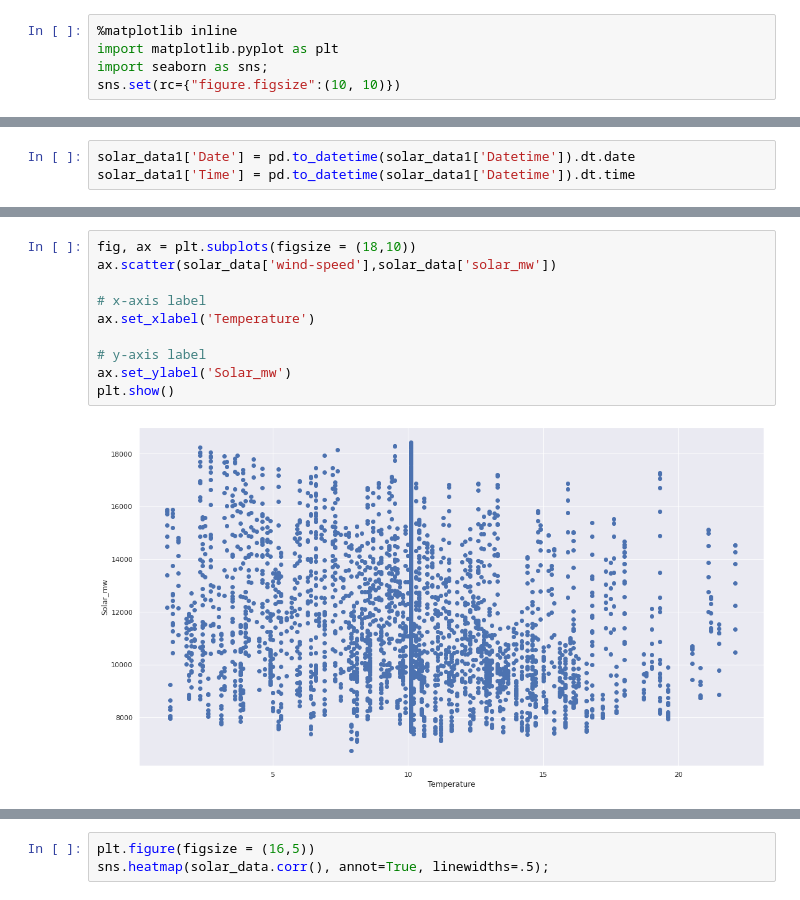
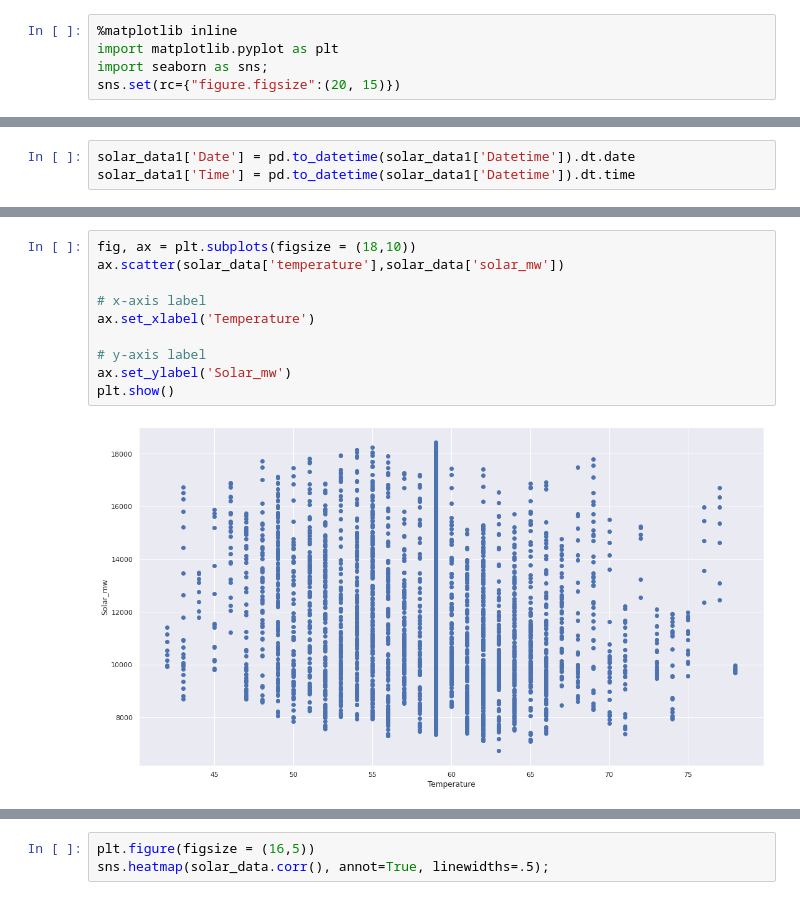
Before and after one commit to harinyadevi/Solar_energy_forecasting, a Jupyter notebook: Solar_energy_Forecasting.ipynb, the cells around one changed output, grey strips where cells are left out. Cells and saved outputs as stored; diff of their text form.

```diff
--- a/Solar_energy_Forecasting.ipynb
+++ b/Solar_energy_Forecasting.ipynb
@@ -235,7 +252,7 @@ Now, we find that there aren't any null values present in the dataset.
 %matplotlib inline
 import matplotlib.pyplot as plt
 import seaborn as sns;
-sns.set(rc={"figure.figsize":(10, 10)})
+sns.set(rc={"figure.figsize":(20, 15)})
 # %%
 solar_data.Datetime = pd.to_datetime(solar_data.Datetime)
 # %%
@@ -340,13 +363,13 @@ solar_data1.head()
 | 8 | 2020-02-08 16:00:00 | 14791 | 27 | 6.8 | 67.0 | 6.0 | 29.86 | ... |
 # %%
 fig, ax = plt.subplots(figsize = (18,10))
-ax.scatter(solar_data['wind-speed'],solar_data['solar_mw'])
+ax.scatter(solar_data['temperature'],solar_data['solar_mw'])
 
 # x-axis label
 ax.set_xlabel('Temperature')
 
 # y-axis label
 ax.set_ylabel('Solar_mw')
 plt.show()
 # %% [output]
-[figure, old version]
+[figure, new version]
```
Also changed, not shown: parts of 70 cells of this notebook.
